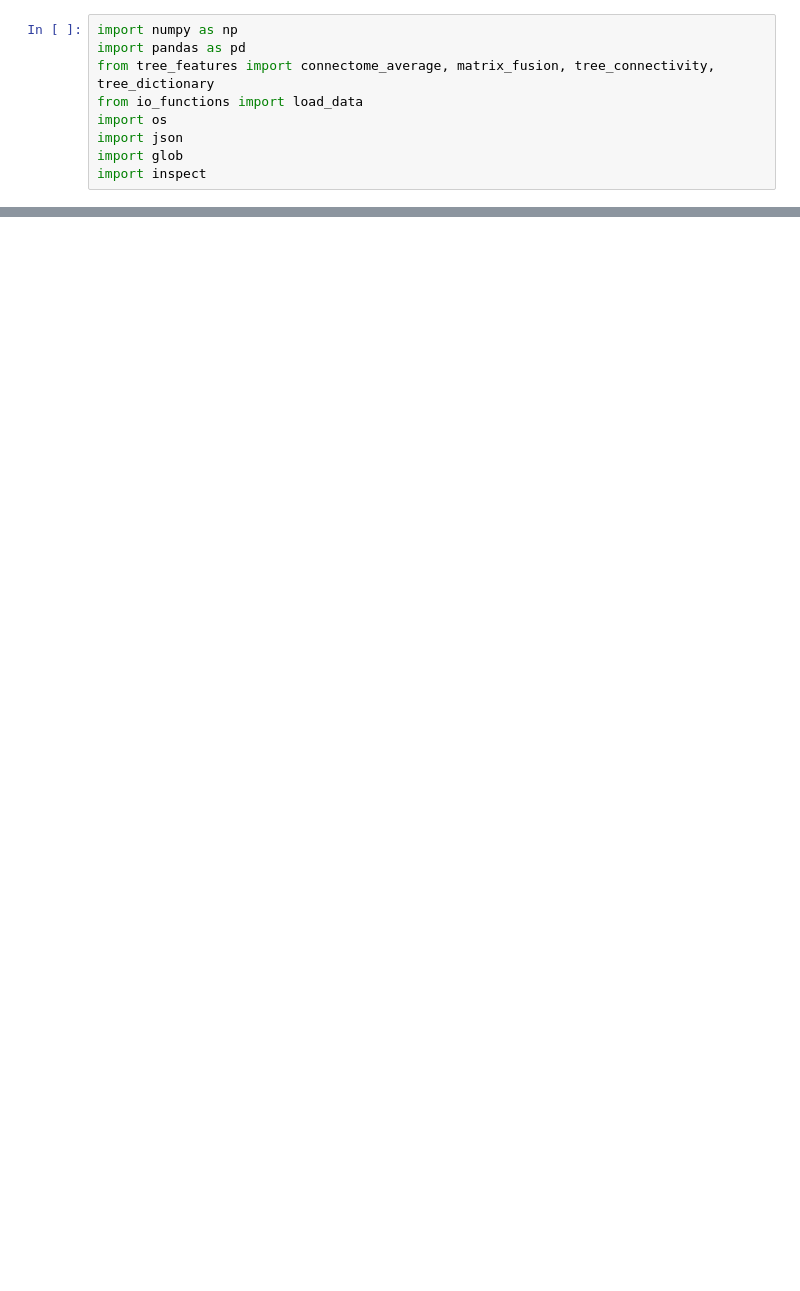
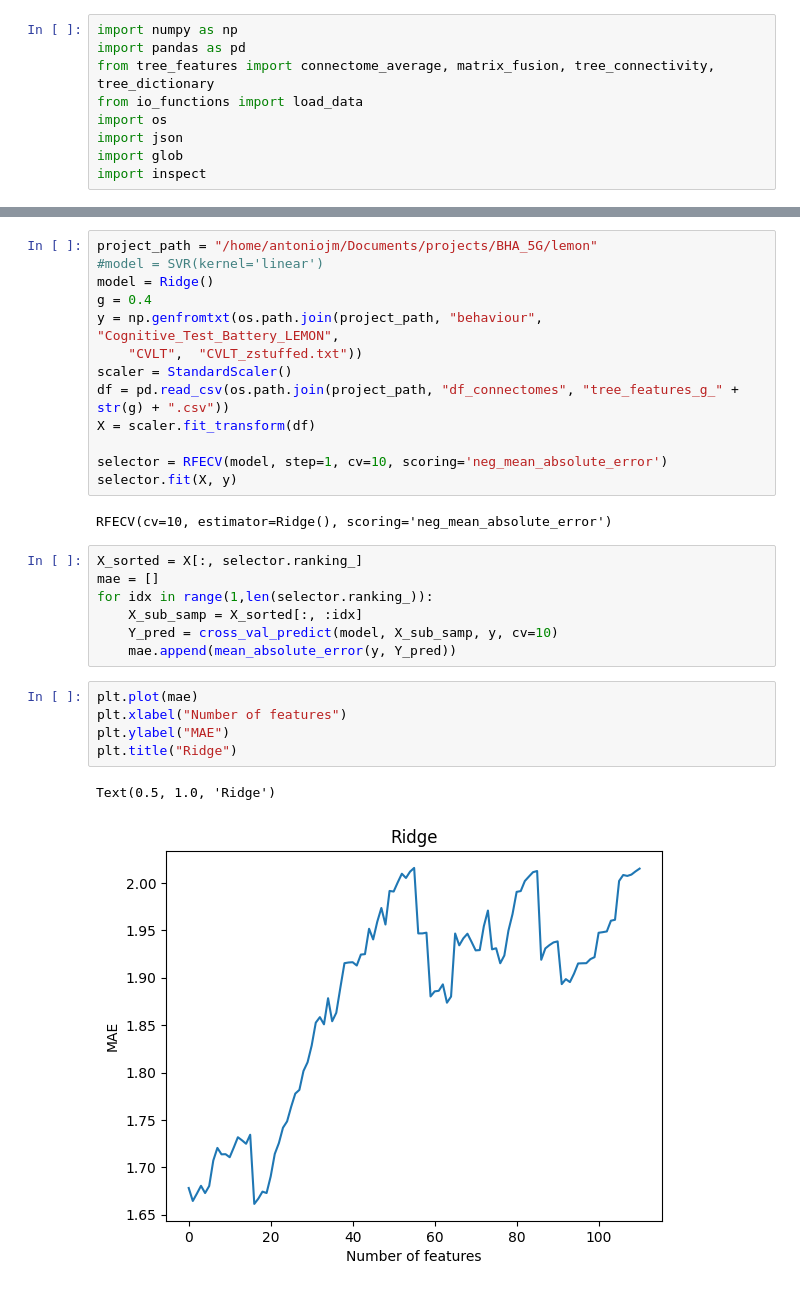
Before and after one commit to compneurobilbao/bha2, a Jupyter notebook: bha/sandbox.ipynb, the cells around one changed output, grey strips where cells are left out. Saved outputs shown, nothing was run; the diff lists cells and outputs as text; blank space fills up the shorter version.

```diff
--- a/bha/sandbox.ipynb
+++ b/bha/sandbox.ipynb
@@ -28,0 +104,30 @@ for g in np.arange(0, 1.1, 0.1):
+# %%
+project_path = "/home/antoniojm/Documents/projects/BHA_5G/lemon"
+#model = SVR(kernel='linear')
+model = Ridge()
+g = 0.4
+y = np.genfromtxt(os.path.join(project_path, "behaviour", "Cognitive_Test_Battery_LEMON",
+    "CVLT",  "CVLT_zstuffed.txt"))
+scaler = StandardScaler()
+df = pd.read_csv(os.path.join(project_path, "df_connectomes", "tree_features_g_" + str(g) + ".csv"))
+X = scaler.fit_transform(df)
+
+selector = RFECV(model, step=1, cv=10, scoring='neg_mean_absolute_error')
+selector.fit(X, y)
+# %% [output]
+RFECV(cv=10, estimator=Ridge(), scoring='neg_mean_absolute_error')
+# %%
+X_sorted = X[:, selector.ranking_]
+mae = []
+for idx in range(1,len(selector.ranking_)):
+    X_sub_samp = X_sorted[:, :idx]
+    Y_pred = cross_val_predict(model, X_sub_samp, y, cv=10)
+    mae.append(mean_absolute_error(y, Y_pred))
+# %%
+plt.plot(mae)
+plt.xlabel("Number of features")
+plt.ylabel("MAE")
+plt.title("Ridge")
+# %% [output]
+Text(0.5, 1.0, 'Ridge')
+[figure, added]
```
Also changed, not shown: parts of 11 cells of this notebook, 1 other file.
